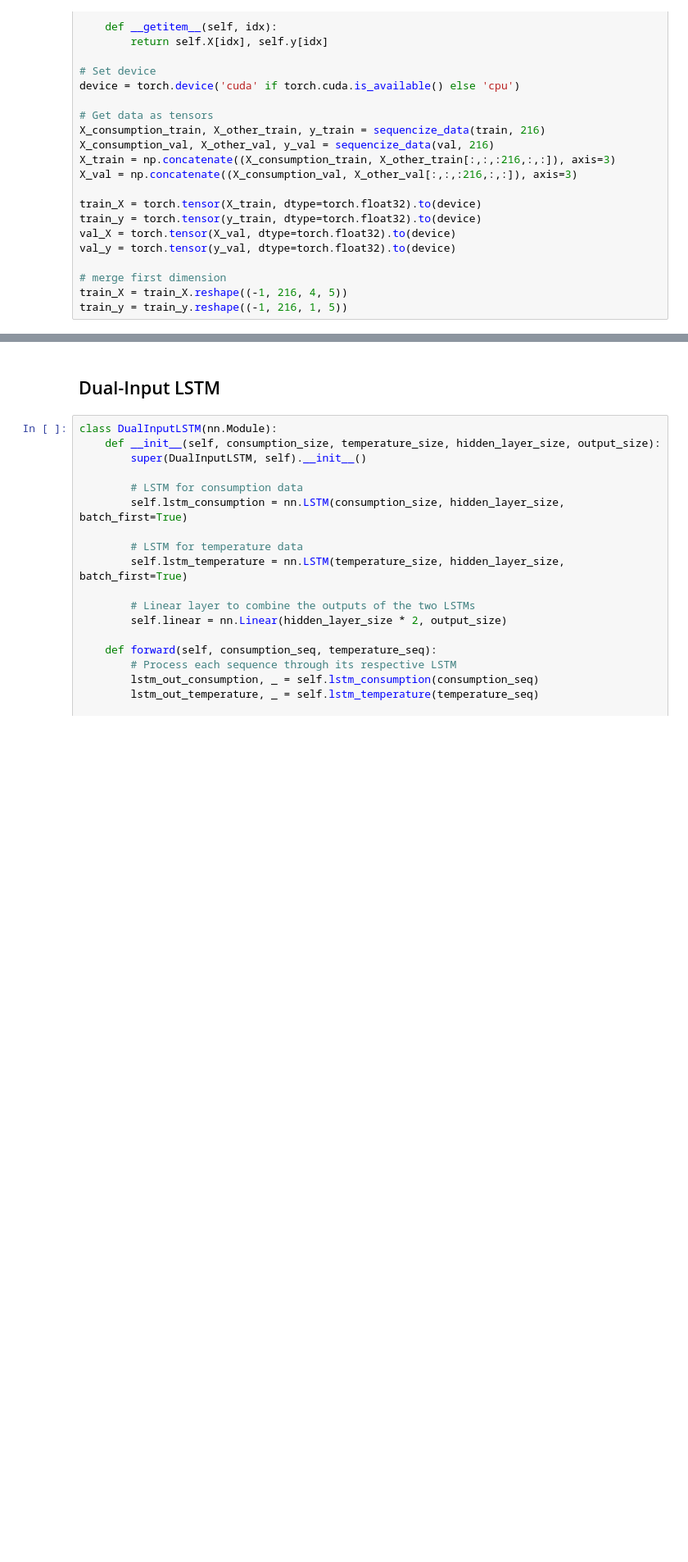
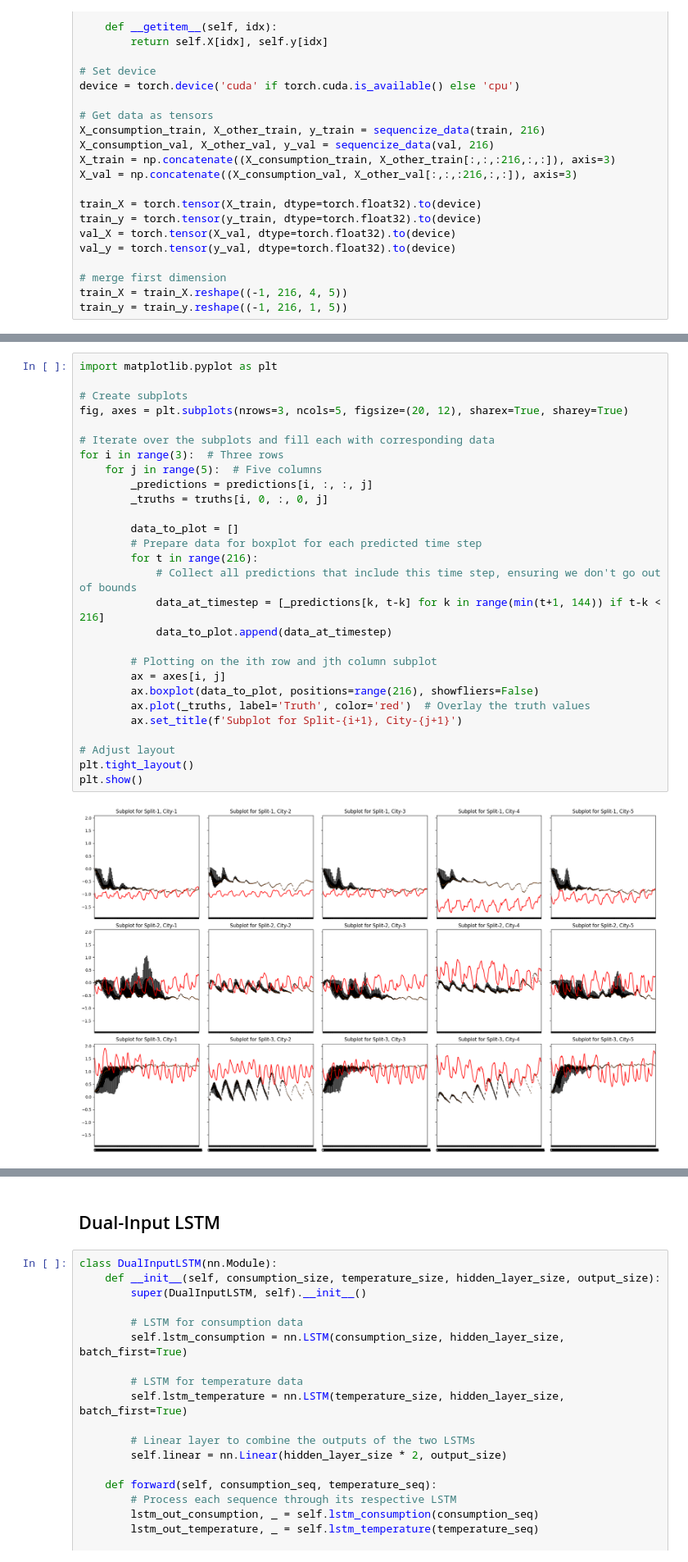
Before and after one commit to SigmaDerivative/energy-consumption-forecast, a Jupyter notebook: analysis.ipynb, the cells around one changed output, grey strips where cells are left out. Shown at 82% size. Cells and saved outputs as stored; diff of their text form; blank space fills up the shorter version.

```diff
--- a/analysis.ipynb
+++ b/analysis.ipynb
@@ -748,0 +738,30 @@ plt.show()
+# %%
+import matplotlib.pyplot as plt
+
+# Create subplots
+fig, axes = plt.subplots(nrows=3, ncols=5, figsize=(20, 12), sharex=True, sharey=True)
+
+# Iterate over the subplots and fill each with corresponding data
+for i in range(3):  # Three rows
+    for j in range(5):  # Five columns
+        _predictions = predictions[i, :, :, j]
+        _truths = truths[i, 0, :, 0, j]
+
+        data_to_plot = []
+        # Prepare data for boxplot for each predicted time step
+        for t in range(216):
+            # Collect all predictions that include this time step, ensuring we don't go out of bounds
+            data_at_timestep = [_predictions[k, t-k] for k in range(min(t+1, 144)) if t-k < 216]
+            data_to_plot.append(data_at_timestep)
+
+        # Plotting on the ith row and jth column subplot
+        ax = axes[i, j]
+        ax.boxplot(data_to_plot, positions=range(216), showfliers=False)
+        ax.plot(_truths, label='Truth', color='red')  # Overlay the truth values
+        ax.set_title(f'Subplot for Split-{i+1}, City-{j+1}')
+
+# Adjust layout
+plt.tight_layout()
+plt.show()
+# %% [output]
+[figure, added]
```
Also changed, not shown: parts of 8 cells of this notebook.
